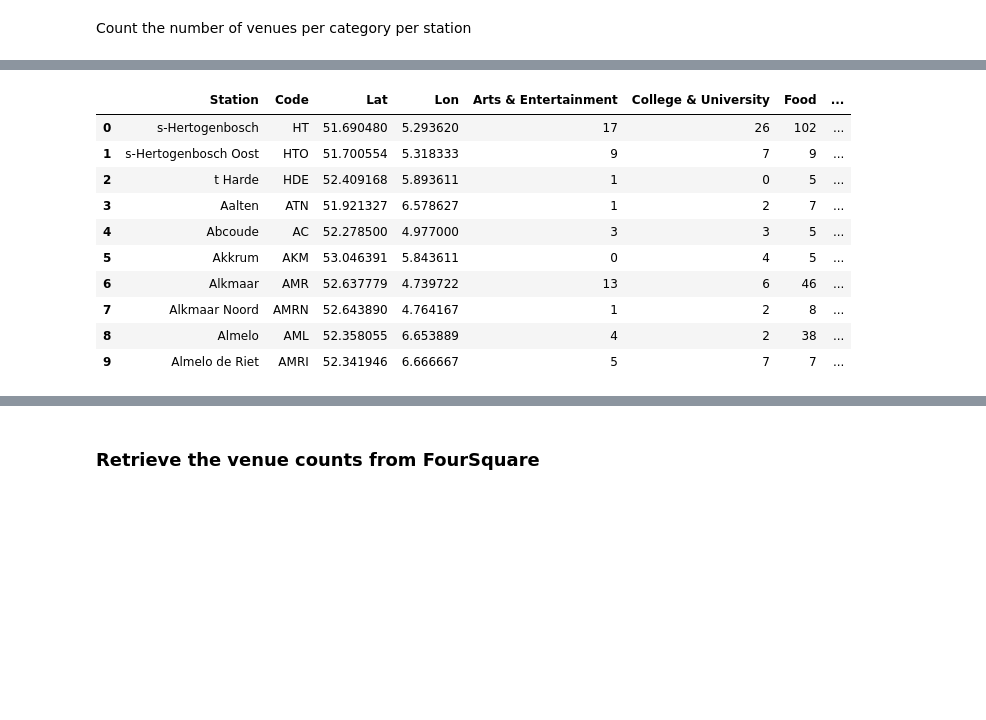
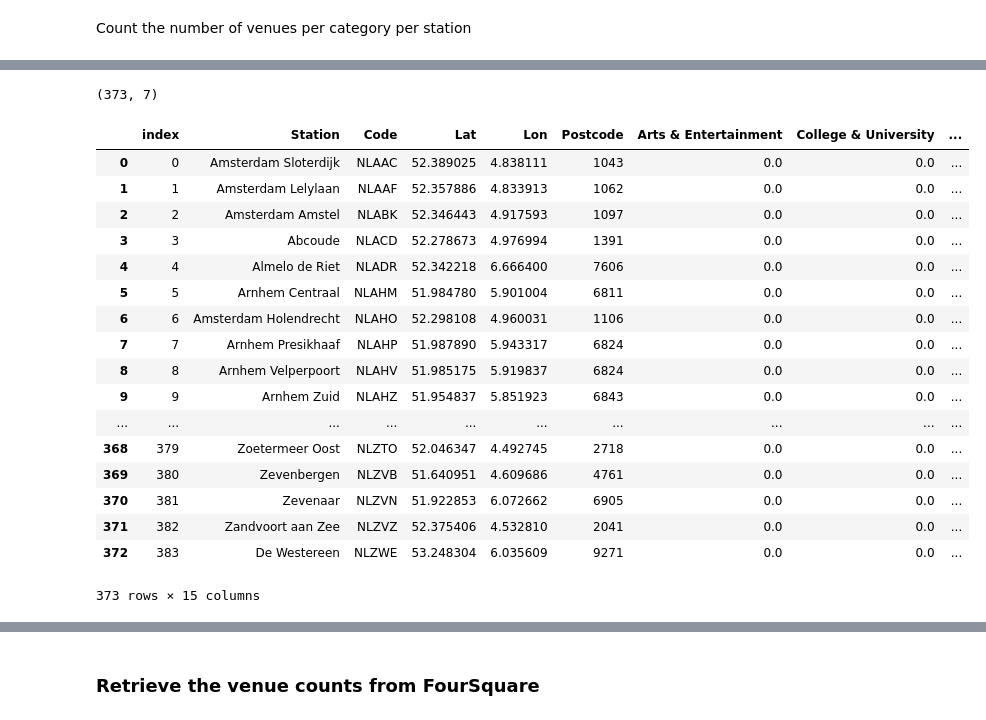
Before and after one commit to ArjanLem/Coursera_Capstone, a Jupyter notebook: BattleNeighbourhoods/classification_dutch_train_stations-wk5.ipynb, the cells around one changed output, grey strips where cells are left out. Cells and saved outputs as stored; diff of their text form; code cells hidden in the pictures; blank space fills up the shorter version.

```diff
--- a/BattleNeighbourhoods/classification_dutch_train_stations-wk5.ipynb
+++ b/BattleNeighbourhoods/classification_dutch_train_stations-wk5.ipynb
@@ -106,0 +96,6 @@ stations_df.head(10)
+# %%
+ns_headers = {
+    'Accept-Encoding': '',
+    'Ocp-Apim-Subscription-Key': NS_API_PRIM_KEY,
+}
+ns_station_url = 'https://gateway.apiportal.ns.nl/ns-international-station-api'
@@ -106,0 +305,4 @@ stations_df.head(10)
+# %%
+nl_stations_df = pd.read_csv('ns_nl_stations.csv')
+nl_stations_df = nl_stations_df.loc[:, ~nl_stations_df.columns.str.contains('^Unnamed')]
+nl_stations_df.head(8)
@@ -106,0 +338,5 @@ stations_df.head(10)
+# %%
+nl_stations_df = nl_stations_df.join(postcodes_df, on='Postcode', how='inner')
+nl_stations_df['Population'] = nl_stations_df['Population'].fillna(0).astype(int)
+nl_stations_df['Population'] = nl_stations_df['Population'] / 1000.0
+nl_stations_df.head(8)
@@ -156,2 +430,6 @@ shops_categories_df
 # %% [markdown]
 Count the number of venues per category per station
+# %%
+nl_stations_df = nl_stations_df.loc[:, ~nl_stations_df.columns.str.contains('^Unnamed')]
+nl_stations_df.drop_duplicates(subset ="Code", keep = False, inplace = True)
+nl_stations_df.head(8)
@@ -158,22 +446,42 @@ Count the number of venues per category per station
+# %%
+nl_stations_df.shape
+# %% [output]
+(373, 7)
 # %%
-# # Create a dedicated dataframe to store venues data
-# stations_venues_df = stations_df[['Station', 'Code', 'Lat', 'Lon']].copy()
-# # # stations_venues_df = stations_df.copy()
-# for c in categories_list_df['Category']:
-#     stations_venues_df[c] = 0
+# Create a dedicated dataframe to store venues data
+stations_venues_df = nl_stations_df[['Station', 'Code', 'Lat', 'Lon', 'Postcode']].copy()
 
-stations_venues_df = pd.read_csv('stations_venues_df.csv')
-stations_venues_df = stations_venues_df.loc[:, ~stations_venues_df.columns.str.contains('^Unnamed')]
-stations_venues_df.head(10)
+# # stations_venues_df = stations_df.copy()
+for c in categories_list_df['Category']:
+    stations_venues_df[c] = 0.0
+stations_venues_df['Population'] = 0.0
+
+population_df = nl_stations_df[['Postcode', 'Population']].set_index('Postcode')
+
+for idx, stat in stations_venues_df.iterrows():
+    population = nl_stations_df.loc[nl_stations_df['Code'] == stat['Code']]
+    # stat['Population'] = population['Population']
+    # print("  idx:{}  population:{}".format(idx,population['Population']))
+    stations_venues_df.at[idx, 'Population'] = population['Population']
+
+stations_venues_df = stations_venues_df.reset_index()
+stations_venues_df
 # %% [output]
-|  | Station | Code | Lat | Lon | Arts & Entertainment | College & University | Food | ... |
-| 0 | s-Hertogenbosch | HT | 51.690480 | 5.293620 | 17 | 26 | 102 | ... |
-| 1 | s-Hertogenbosch Oost | HTO | 51.700554 | 5.318333 | 9 | 7 | 9 | ... |
-| 2 | t Harde | HDE | 52.409168 | 5.893611 | 1 | 0 | 5 | ... |
-| 3 | Aalten | ATN | 51.921327 | 6.578627 | 1 | 2 | 7 | ... |
-| 4 | Abcoude | AC | 52.278500 | 4.977000 | 3 | 3 | 5 | ... |
-| 5 | Akkrum | AKM | 53.046391 | 5.843611 | 0 | 4 | 5 | ... |
-| 6 | Alkmaar | AMR | 52.637779 | 4.739722 | 13 | 6 | 46 | ... |
-| 7 | Alkmaar Noord | AMRN | 52.643890 | 4.764167 | 1 | 2 | 8 | ... |
-| 8 | Almelo | AML | 52.358055 | 6.653889 | 4 | 2 | 38 | ... |
-| 9 | Almelo de Riet | AMRI | 52.341946 | 6.666667 | 5 | 7 | 7 | ... |
+|  | index | Station | Code | Lat | Lon | Postcode | Arts & Entertainment | College & University | ... |
+| 0 | 0 | Amsterdam Sloterdijk | NLAAC | 52.389025 | 4.838111 | 1043 | 0.0 | 0.0 | ... |
+| 1 | 1 | Amsterdam Lelylaan | NLAAF | 52.357886 | 4.833913 | 1062 | 0.0 | 0.0 | ... |
+| 2 | 2 | Amsterdam Amstel | NLABK | 52.346443 | 4.917593 | 1097 | 0.0 | 0.0 | ... |
+| 3 | 3 | Abcoude | NLACD | 52.278673 | 4.976994 | 1391 | 0.0 | 0.0 | ... |
+| 4 | 4 | Almelo de Riet | NLADR | 52.342218 | 6.666400 | 7606 | 0.0 | 0.0 | ... |
+| 5 | 5 | Arnhem Centraal | NLAHM | 51.984780 | 5.901004 | 6811 | 0.0 | 0.0 | ... |
+| 6 | 6 | Amsterdam Holendrecht | NLAHO | 52.298108 | 4.960031 | 1106 | 0.0 | 0.0 | ... |
+| 7 | 7 | Arnhem Presikhaaf | NLAHP | 51.987890 | 5.943317 | 6824 | 0.0 | 0.0 | ... |
+| 8 | 8 | Arnhem Velperpoort | NLAHV | 51.985175 | 5.919837 | 6824 | 0.0 | 0.0 | ... |
+| 9 | 9 | Arnhem Zuid | NLAHZ | 51.954837 | 5.851923 | 6843 | 0.0 | 0.0 | ... |
+| ... | ... | ... | ... | ... | ... | ... | ... | ... | ... |
+| 368 | 379 | Zoetermeer Oost | NLZTO | 52.046347 | 4.492745 | 2718 | 0.0 | 0.0 | ... |
+| 369 | 380 | Zevenbergen | NLZVB | 51.640951 | 4.609686 | 4761 | 0.0 | 0.0 | ... |
+| 370 | 381 | Zevenaar | NLZVN | 51.922853 | 6.072662 | 6905 | 0.0 | 0.0 | ... |
+| 371 | 382 | Zandvoort aan Zee | NLZVZ | 52.375406 | 4.532810 | 2041 | 0.0 | 0.0 | ... |
+| 372 | 383 | De Westereen | NLZWE | 53.248304 | 6.035609 | 9271 | 0.0 | 0.0 | ... |
+373 rows × 15 columns
```
Also changed, not shown: parts of 67 cells of this notebook.
